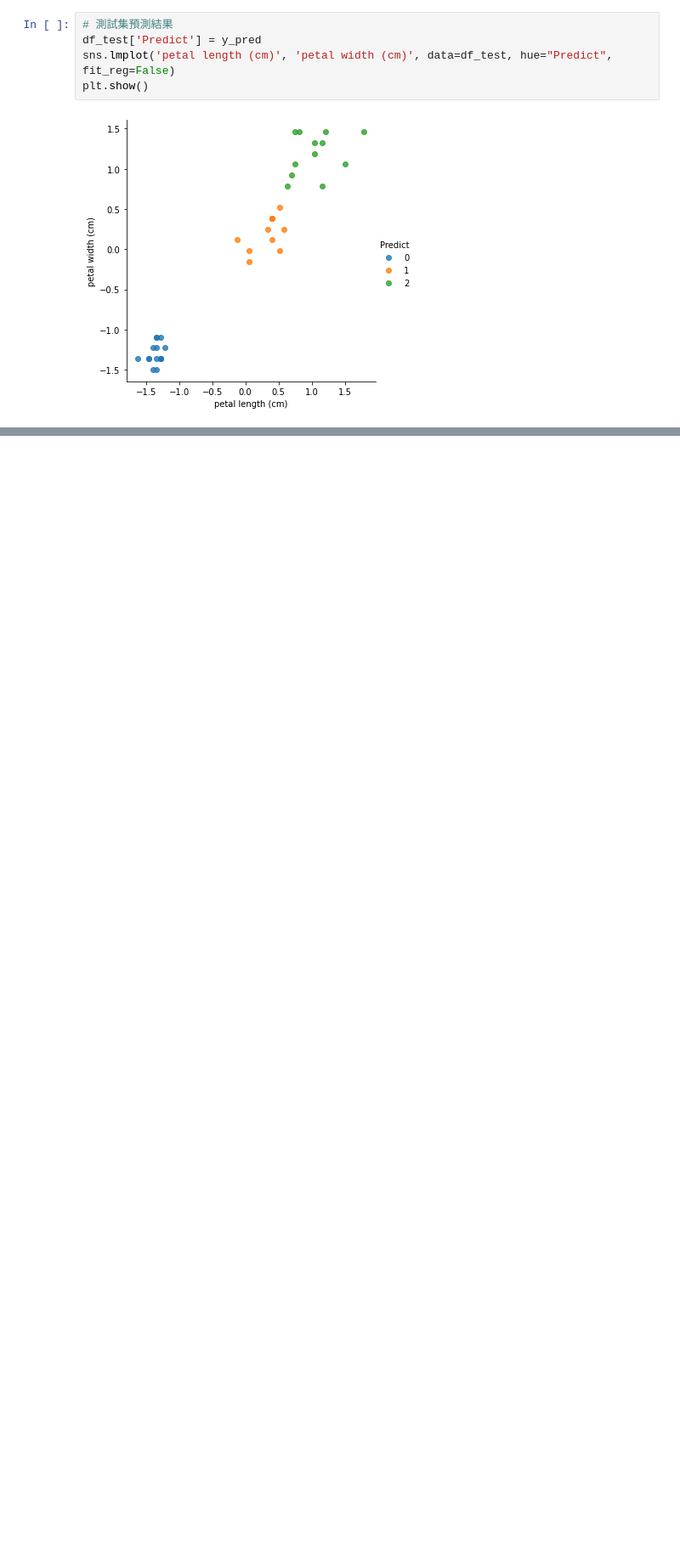
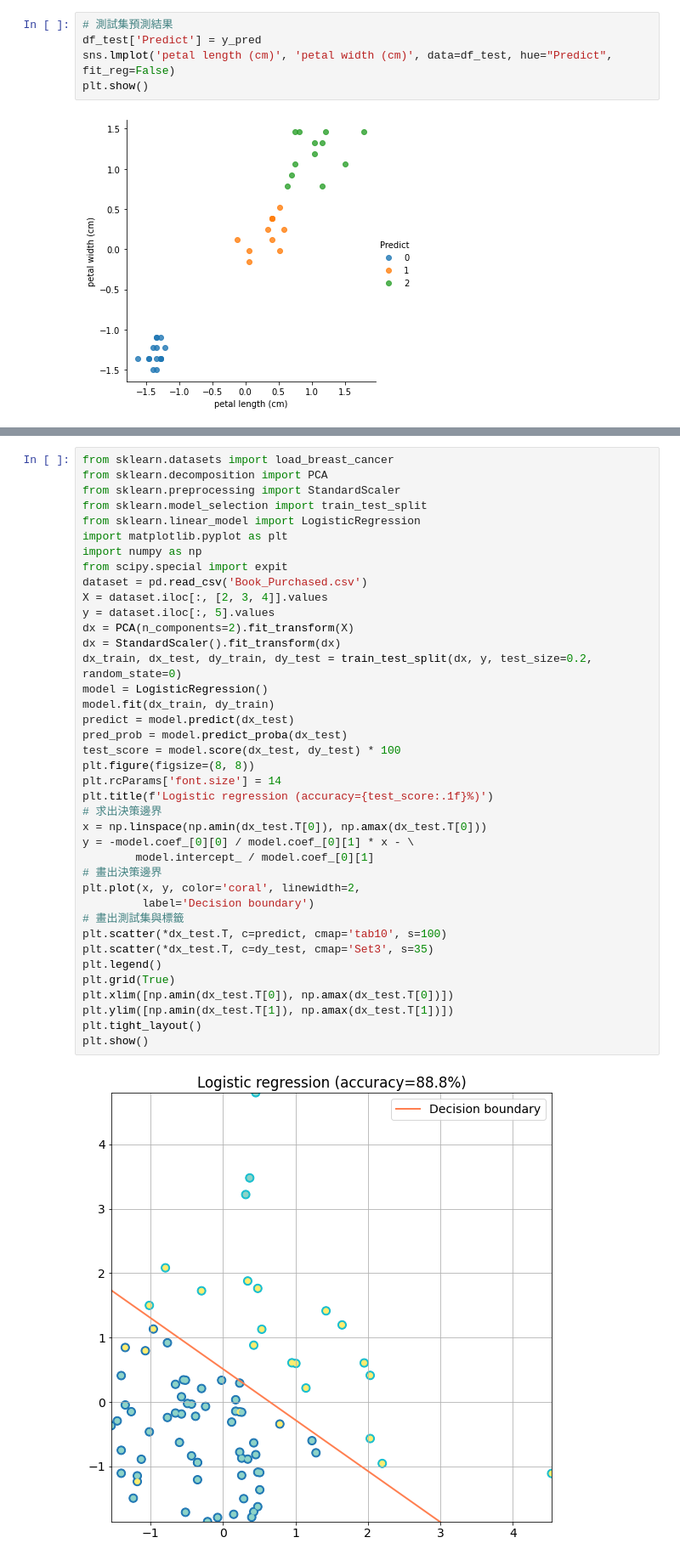
Before and after one commit to erik1110/Data-Science, a Jupyter notebook: 08_Model_Development/08_M2_Regression.ipynb, the cells around one changed output, grey strips where cells are left out. Shown at 85% size. Cells and saved outputs as stored; diff of their text form; blank space fills up the shorter version.

```diff
--- a/08_Model_Development/08_M2_Regression.ipynb
+++ b/08_Model_Development/08_M2_Regression.ipynb
@@ -239,0 +304,41 @@ plt.show()
+# %%
+from sklearn.datasets import load_breast_cancer
+from sklearn.decomposition import PCA
+from sklearn.preprocessing import StandardScaler
+from sklearn.model_selection import train_test_split
+from sklearn.linear_model import LogisticRegression
+import matplotlib.pyplot as plt
+import numpy as np
+from scipy.special import expit
+dataset = pd.read_csv('Book_Purchased.csv')
+X = dataset.iloc[:, [2, 3, 4]].values
+y = dataset.iloc[:, 5].values
+dx = PCA(n_components=2).fit_transform(X)
+dx = StandardScaler().fit_transform(dx)
+dx_train, dx_test, dy_train, dy_test = train_test_split(dx, y, test_size=0.2, random_state=0)
+model = LogisticRegression()
+model.fit(dx_train, dy_train)
+predict = model.predict(dx_test)
+pred_prob = model.predict_proba(dx_test)
+test_score = model.score(dx_test, dy_test) * 100
+plt.figure(figsize=(8, 8))
+plt.rcParams['font.size'] = 14
+plt.title(f'Logistic regression (accuracy={test_score:.1f}%)')
+# 求出決策邊界
+x = np.linspace(np.amin(dx_test.T[0]), np.amax(dx_test.T[0]))
+y = -model.coef_[0][0] / model.coef_[0][1] * x - \
+        model.intercept_ / model.coef_[0][1]
+# 畫出決策邊界
+plt.plot(x, y, color='coral', linewidth=2,
+         label='Decision boundary')
+# 畫出測試集與標籤
+plt.scatter(*dx_test.T, c=predict, cmap='tab10', s=100)
+plt.scatter(*dx_test.T, c=dy_test, cmap='Set3', s=35)
+plt.legend()
+plt.grid(True)
+plt.xlim([np.amin(dx_test.T[0]), np.amax(dx_test.T[0])])
+plt.ylim([np.amin(dx_test.T[1]), np.amax(dx_test.T[1])])
+plt.tight_layout()
+plt.show()
+# %% [output]
+[figure, added]
```
Also changed, not shown: parts of 6 cells of this notebook, 1 other file.
